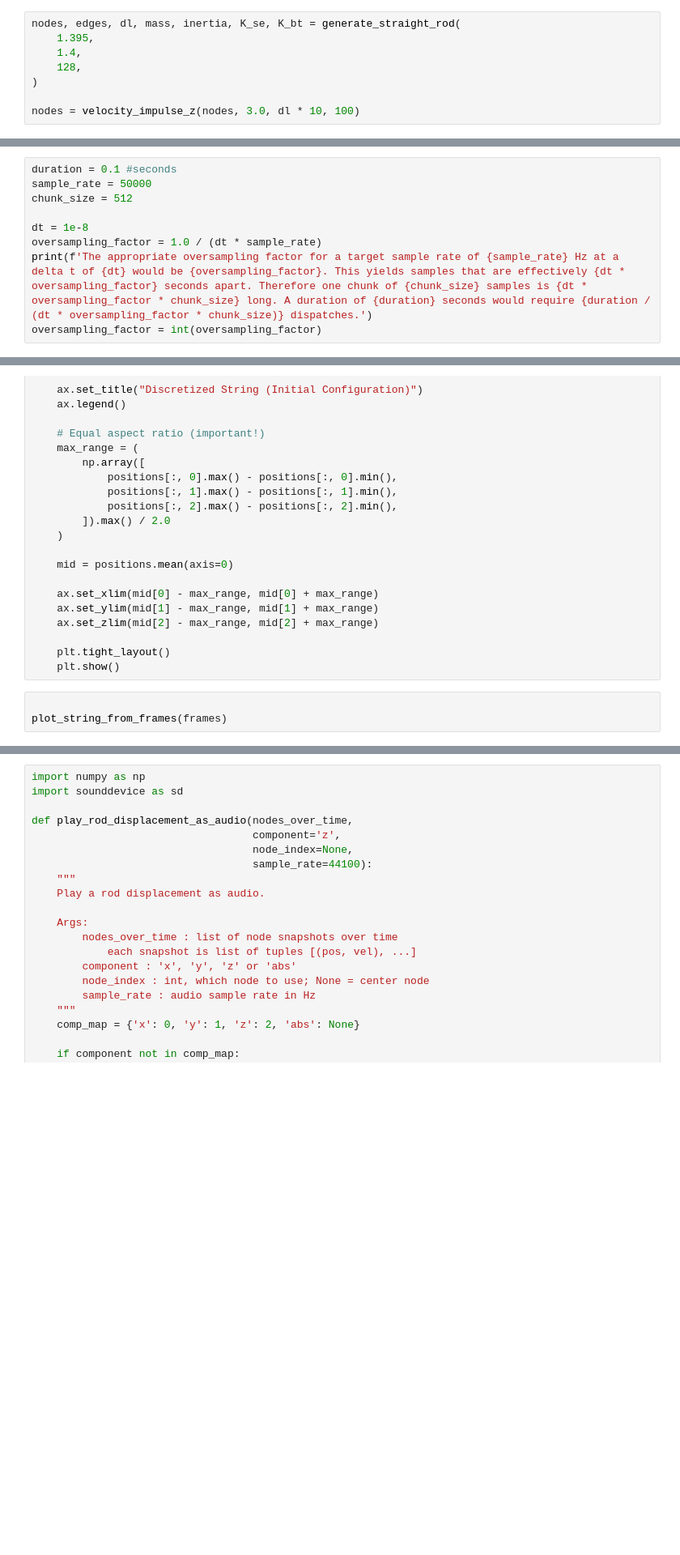
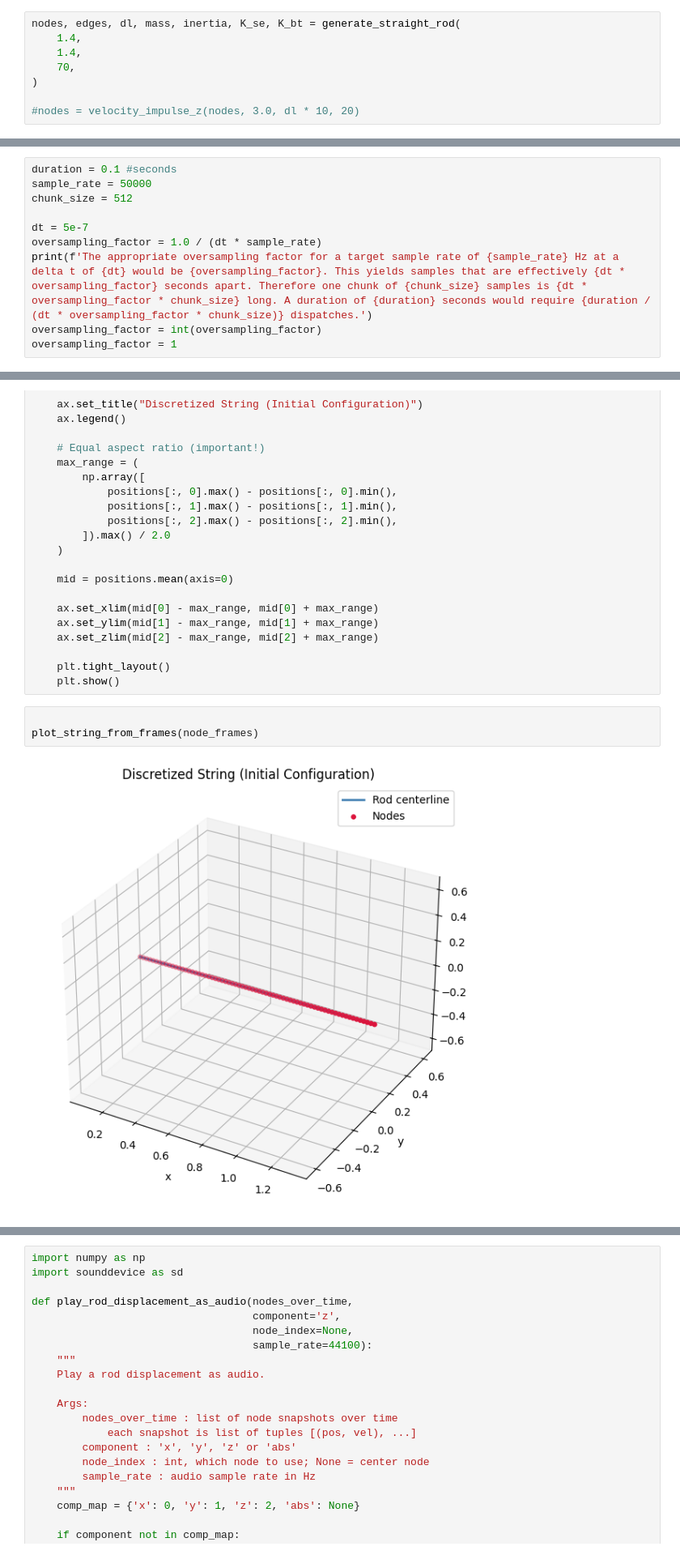
Before and after one commit to sebastian-stubenvoll/wgpu-string-fdm, a Jupyter notebook: Cosserat.ipynb, the cells around one changed output, grey strips where cells are left out. Shown at 81% size. Drawn from its saved outputs; the diff is of its cells as text; blank space fills up the shorter version.

```diff
--- a/Cosserat.ipynb
+++ b/Cosserat.ipynb
@@ -134,9 +164,9 @@ def velocity_impulse_z(
     return nodes
 # %%
 nodes, edges, dl, mass, inertia, K_se, K_bt = generate_straight_rod(
-    1.395,
     1.4,
-    128,
+    1.4,
+    70,
 )
 
-nodes = velocity_impulse_z(nodes, 3.0, dl * 10, 100)
+#nodes = velocity_impulse_z(nodes, 3.0, dl * 10, 20)
@@ -212,8 +246,9 @@ duration = 0.1 #seconds
 sample_rate = 50000
 chunk_size = 512
 
-dt = 1e-8
+dt = 5e-7
 oversampling_factor = 1.0 / (dt * sample_rate)
 print(f'The appropriate oversampling factor for a target sample rate of {sample_rate} Hz at a delta t of {dt} would be {oversampling_factor}. This yields samples that are effectively {dt * oversampling_factor} seconds apart. Therefore one chunk of {chunk_size} samples is {dt * oversampling_factor * chunk_size} long. A duration of {duration} seconds would require {duration / (dt * oversampling_factor * chunk_size)} dispatches.')
 oversampling_factor = int(oversampling_factor)
+oversampling_factor = 1
 # %% [output]
@@ -308,5 +352,7 @@ def plot_string_from_frames(frames, frame_idx=-1, show_nodes=True):
     plt.show()
 # %%
 
-plot_string_from_frames(frames)
+plot_string_from_frames(node_frames)
+# %% [output]
+[figure, added]
 # %%
```
Also changed, not shown: parts of 10 cells of this notebook, 3 other files.
